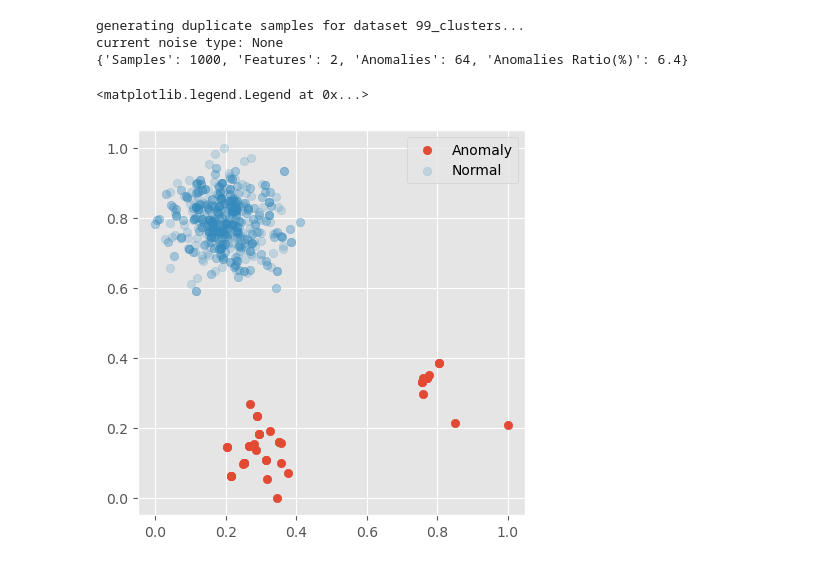
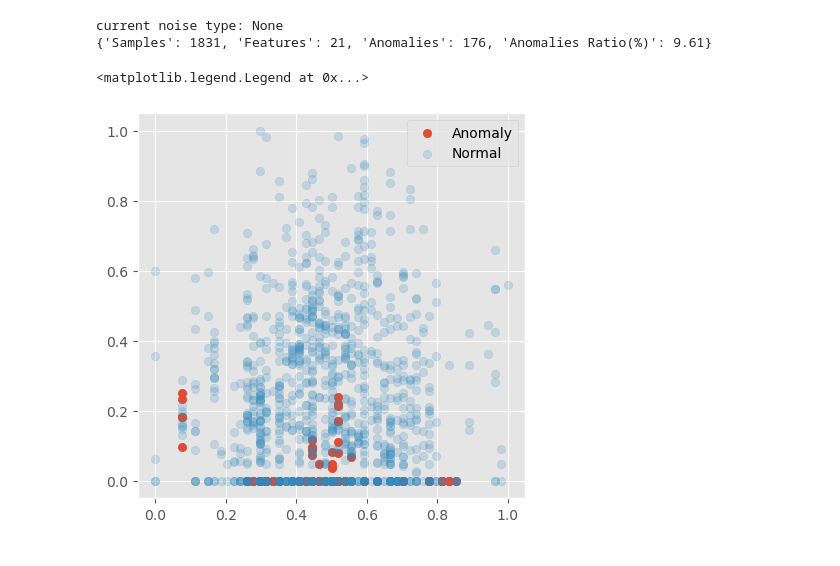
Before and after one commit to davinavarro/OE-GPLVM, a Jupyter notebook: demo-oegplvm-loss.ipynb, the cells around one changed output. Saved outputs shown, nothing was run; the diff lists cells and outputs as text; code cells hidden in the pictures.

```diff
--- a/demo-oegplvm-loss.ipynb
+++ b/demo-oegplvm-loss.ipynb
@@ -50,60 +46,61 @@ dataset_list = [
     "99_clusters",
 
 ]
-dataset = dataset_list[-1]
+dataset = dataset_list[5]
 datagenerator.dataset = dataset
 data = datagenerator.generator(la=1.0, realistic_synthetic_mode=None, noise_type=None)
+
+
 Y_train = torch.tensor(data["X_train"], dtype=torch.float32)
 Y_test = torch.tensor(data["X_test"], dtype=torch.float32)
 lb_train = torch.tensor(data["y_train"], dtype=torch.float32)
 lb_test = torch.tensor(data["y_test"], dtype=torch.float32)
 
 experiment = Experiment(
     dataset,
     Y_train,
     Y_test,
     lb_train,
     lb_test,
     len(Y_train),
     Y_train.shape[1],
     100,
-    2,
+    3,
     50,
     1500,
     (5,5),
     0.005,
     "loe",
     "hard",
 )
+
 N = experiment.N
 data_dim = experiment.data_dim
 latent_dim = experiment.latent_dim
 n_inducing = experiment.n_inducing
 n_epochs = experiment.n_epochs
 nn_layers = experiment.nn_layers
 lr = experiment.lr
 method = experiment.method
 elbo_type = experiment.elbo
 batch_size = experiment.batch_size
+
+fig = plt.figure(figsize=(5, 5))
+plt.subplot(111)
+plt.scatter(
+    data["X_train"][:, 0][np.where(lb_train == 1)[0]],
+    data["X_train"][:, 1][np.where(lb_train == 1)[0]],
+    label="Anomaly",
+)
+plt.scatter(
+    data["X_train"][:, 0][np.where(lb_train == 0)[0]],
+    data["X_train"][:, 1][np.where(lb_train == 0)[0]],
+    label="Normal",
+    alpha=0.2,
+)
+plt.legend()
 # %% [output]
-generating duplicate samples for dataset 99_clusters...
 current noise type: None
-{'Samples': 1000, 'Features': 2, 'Anomalies': 64, 'Anomalies Ratio(%)': 6.4}
+{'Samples': 1831, 'Features': 21, 'Anomalies': 176, 'Anomalies Ratio(%)': 9.61}
+<matplotlib.legend.Legend at 0x...>
+[figure, added]
-# %%
-fig = plt.figure(figsize=(5, 5))
-plt.subplot(111)
-plt.scatter(
-    data["X_train"][:, 0][np.where(lb_train == 1)[0]],
-    data["X_train"][:, 1][np.where(lb_train == 1)[0]],
-    label="Anomaly",
-)
-plt.scatter(
-    data["X_train"][:, 0][np.where(lb_train == 0)[0]],
-    data["X_train"][:, 1][np.where(lb_train == 0)[0]],
-    label="Normal",
-    alpha=0.2,
-)
-plt.legend()
-# %% [output]
-<matplotlib.legend.Legend at 0x...>
-[figure, removed]
```
Also changed, not shown: parts of 5 cells of this notebook, 3 other files.
